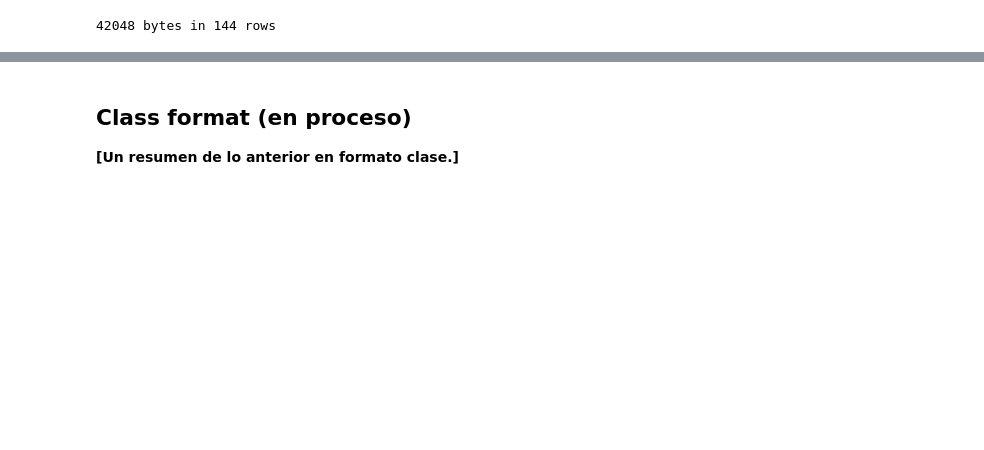
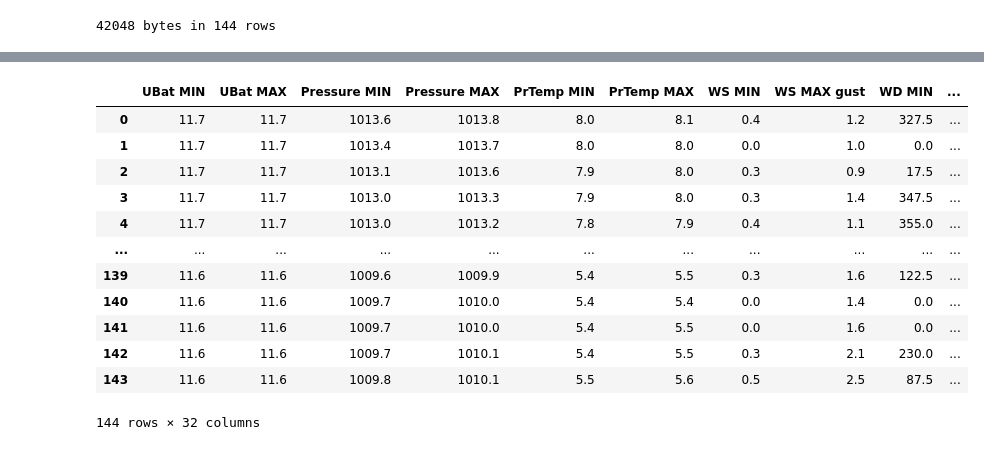
Before and after one commit to raxlab/thies-bin-processor, a Jupyter notebook: bin2txt.ipynb, the cells around one changed output, grey strips where cells are left out. Cells and saved outputs as stored; diff of their text form; code cells hidden in the pictures; blank space fills up the shorter version.

```diff
--- a/bin2txt.ipynb
+++ b/bin2txt.ipynb
@@ -46,6 +46,23 @@ def read_descfile(path: str) -> dict:
         data_dict[int(section)] = section_dict
 
     return data_dict
+
+# DataType: DataTime
+def bytes2datetime(b: bytes, full_date=False):
+    # b is size 4
+    bits = bitarray()
+    bits.frombytes(b)
+    sec = int(bits[0:6][::-1].to01(),2)
+    min = int(bits[6:12][::-1].to01(),2)
+    hr = int(bits[12:17][::-1].to01(),2)
+    time = f'{str(hr).zfill(2)}:{str(min).zfill(2)}'
+    if full_date is False:
+        return time
+    day = int(bits[17:22][::-1].to01(),2)
+    mon = int(bits[22:26][::-1].to01(),2)
+    yr = int(bits[26:][::-1].to01(),2)
+    date = f'20{yr}/{str(mon).zfill(2)}/{str(day).zfill(2)}'
+    return date + ' ' + time + f':{str(sec).zfill(2)}'
 # %%
 path_bin_av = './BINFILES/ARCH_AV1/20240531.BIN'
 path_bin_ex = './BINFILES/ARCH_EX1/20240531.BIN'
@@ -138,20 +155,28 @@ print(f'{size} bytes in {rows} rows')
 42048 bytes in 144 rows
 # %%
 byterows = [binfile[i*EX_ROW_SIZE + OFFSET : (i+1)*EX_ROW_SIZE] for i in range(0, rows)]
-dfdata_ex = np.zeros((rows,EX_DESC_SIZE*2))
-dfstatus_ex = np.zeros((rows,EX_DESC_SIZE))
+
+data_arr = np.zeros((rows,EX_DESC_SIZE))
+status_arr = np.zeros((rows,EX_DESC_SIZE))
+dates_arr = np.empty((rows,EX_DESC_SIZE), dtype=object)
 
 for i, row in enumerate(byterows):
     for j in range(EX_DESC_SIZE):
         # Status = byte 1
         status = row[j*9]
-        dfstatus_ex[i][j] = status
+        status_arr[i, j] = status
 
         # Value = bytes 2-5, float
-        value = struct.unpack('<f', row[j*9 + 1 : (j+1)*9])[0]
-        dfdata_ex[i][j] = round(value,1)
+        value = struct.unpack('<f', row[j*9 + 1 : j*9 + 5])[0]
+        data_arr[i, j] = round(value,1)
 
-data_df_ex = pd.DataFrame(dfdata_ex)
-status_df_ex = pd.DataFrame(dfstatus_ex)
+        # Datetime = bytes 6-9
+        datetime = bytes2datetime(row[j*9 + 5 : j*9 + 9], full_date=False)
+        dates_arr[i, j] = datetime
+data_df_ex = pd.DataFrame(data_arr)
+status_df_ex = pd.DataFrame(status_arr)
+dates_df_ex = pd.DataFrame(dates_arr)
+
 data_df_ex = data_df_ex.rename(columns={i: descfile_ex[i+1]['name'] for i in range(EX_DESC_SIZE)})
-data_df_ex
+status_df_ex = status_df_ex.rename(columns={i: descfile_ex[i+1]['name'] for i in range(EX_DESC_SIZE)})
+dates_df_ex = dates_df_ex.rename(columns={i: descfile_ex[i+1]['name'] for i in range(EX_DESC_SIZE)})
@@ -172,3 +183,17 @@ data_df_ex
-# %% [markdown]
-## Class format (en proceso)
-**[Un resumen de lo anterior en formato clase.]**
+# %%
+data_df_ex = data_df_ex.where(status_df_ex == 0.0, other=None)
+data_df_ex
+# %% [output]
+|  | UBat MIN | UBat MAX | Pressure MIN | Pressure MAX | PrTemp MIN | PrTemp MAX | WS MIN | WS MAX gust | WD MIN | ... |
+| 0 | 11.7 | 11.7 | 1013.6 | 1013.8 | 8.0 | 8.1 | 0.4 | 1.2 | 327.5 | ... |
+| 1 | 11.7 | 11.7 | 1013.4 | 1013.7 | 8.0 | 8.0 | 0.0 | 1.0 | 0.0 | ... |
+| 2 | 11.7 | 11.7 | 1013.1 | 1013.6 | 7.9 | 8.0 | 0.3 | 0.9 | 17.5 | ... |
+| 3 | 11.7 | 11.7 | 1013.0 | 1013.3 | 7.9 | 8.0 | 0.3 | 1.4 | 347.5 | ... |
+| 4 | 11.7 | 11.7 | 1013.0 | 1013.2 | 7.8 | 7.9 | 0.4 | 1.1 | 355.0 | ... |
+| ... | ... | ... | ... | ... | ... | ... | ... | ... | ... | ... |
+| 139 | 11.6 | 11.6 | 1009.6 | 1009.9 | 5.4 | 5.5 | 0.3 | 1.6 | 122.5 | ... |
+| 140 | 11.6 | 11.6 | 1009.7 | 1010.0 | 5.4 | 5.4 | 0.0 | 1.4 | 0.0 | ... |
+| 141 | 11.6 | 11.6 | 1009.7 | 1010.0 | 5.4 | 5.5 | 0.0 | 1.6 | 0.0 | ... |
+| 142 | 11.6 | 11.6 | 1009.7 | 1010.1 | 5.4 | 5.5 | 0.3 | 2.1 | 230.0 | ... |
+| 143 | 11.6 | 11.6 | 1009.8 | 1010.1 | 5.5 | 5.6 | 0.5 | 2.5 | 87.5 | ... |
+144 rows × 32 columns
```
Also changed, not shown: parts of 9 cells of this notebook.
